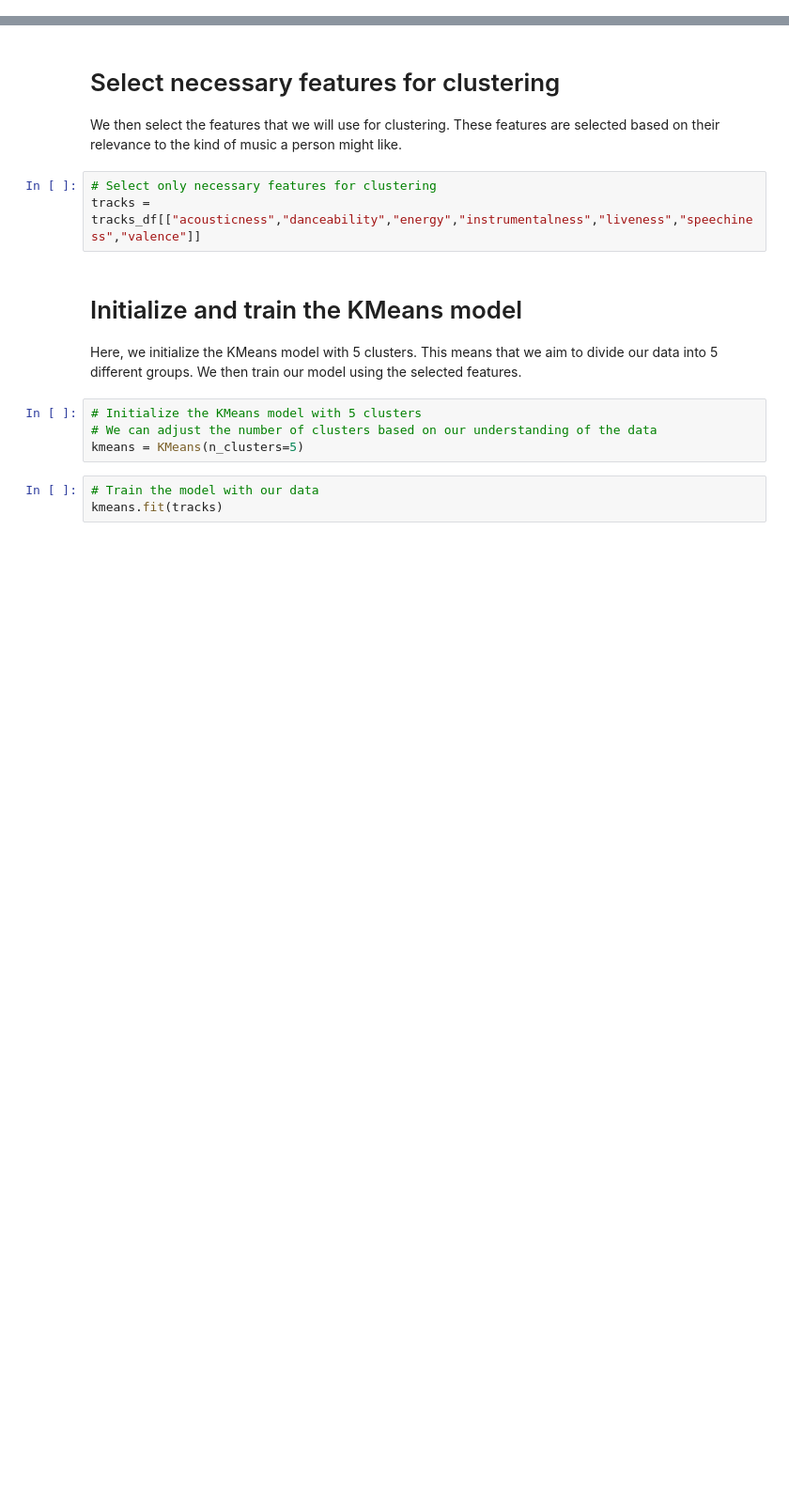
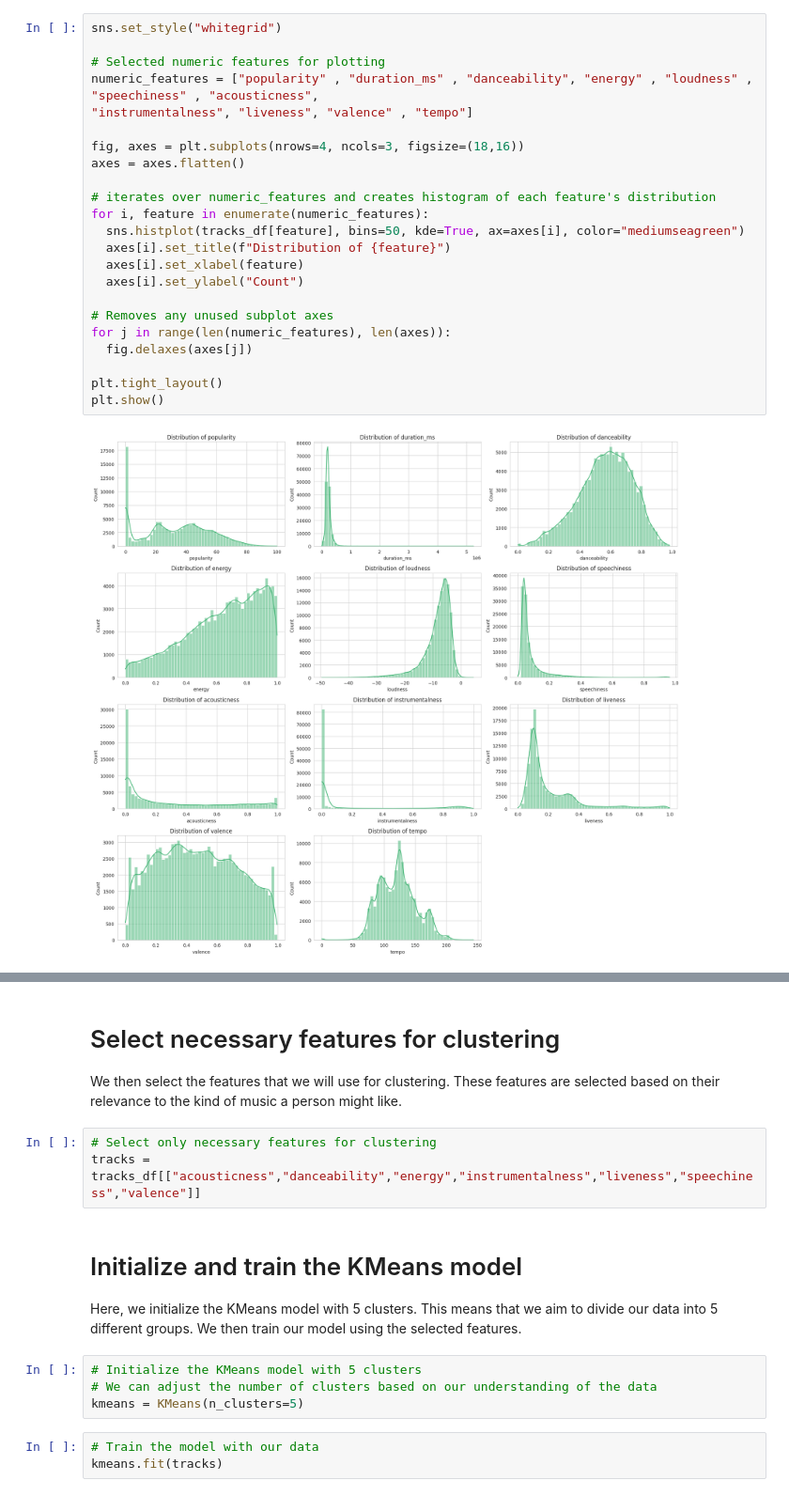
Before and after one commit to rvinod3426/Team2_Spotify_Recommender_Engine_1_4, a Jupyter notebook: Team2_Spotify_Recommender_Engine_1_4.ipynb, the cells around one changed output, grey strips where cells are left out. Shown at 94% size. Drawn from its saved outputs; the diff is of its cells as text; blank space fills up the shorter version.

```diff
--- a/Team2_Spotify_Recommender_Engine_1_4.ipynb
+++ b/Team2_Spotify_Recommender_Engine_1_4.ipynb
@@ -70,0 +93,25 @@ tracks_df.head()
+# %%
+sns.set_style("whitegrid")
+
+# Selected numeric features for plotting
+numeric_features = ["popularity" , "duration_ms" , "danceability", "energy" , "loudness" , "speechiness" , "acousticness",
+"instrumentalness", "liveness", "valence" , "tempo"]
+
+fig, axes = plt.subplots(nrows=4, ncols=3, figsize=(18,16))
+axes = axes.flatten()
+
+# iterates over numeric_features and creates histogram of each feature's distribution
+for i, feature in enumerate(numeric_features):
+  sns.histplot(tracks_df[feature], bins=50, kde=True, ax=axes[i], color="mediumseagreen")
+  axes[i].set_title(f"Distribution of {feature}")
+  axes[i].set_xlabel(feature)
+  axes[i].set_ylabel("Count")
+
+# Removes any unused subplot axes
+for j in range(len(numeric_features), len(axes)):
+  fig.delaxes(axes[j])
+
+plt.tight_layout()
+plt.show()
+# %% [output]
+[figure, added]
```
Also changed, not shown: parts of 12 cells of this notebook.
